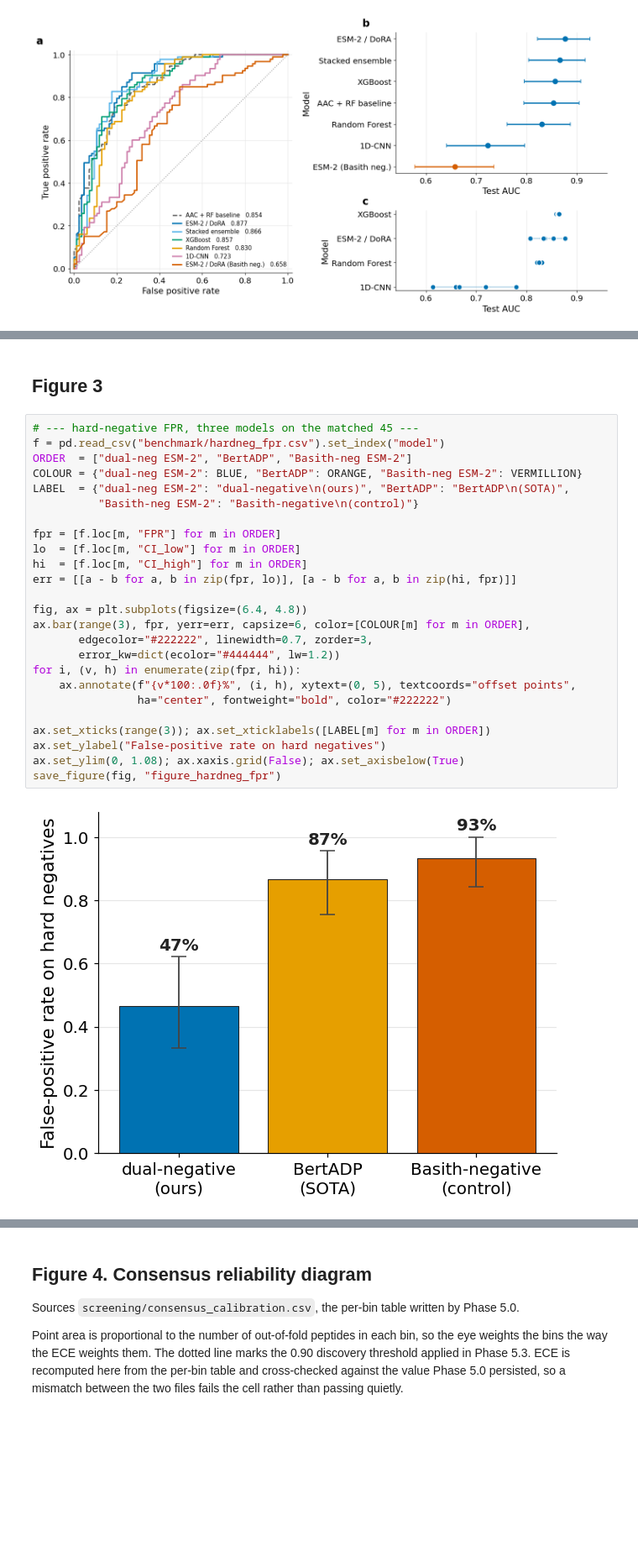
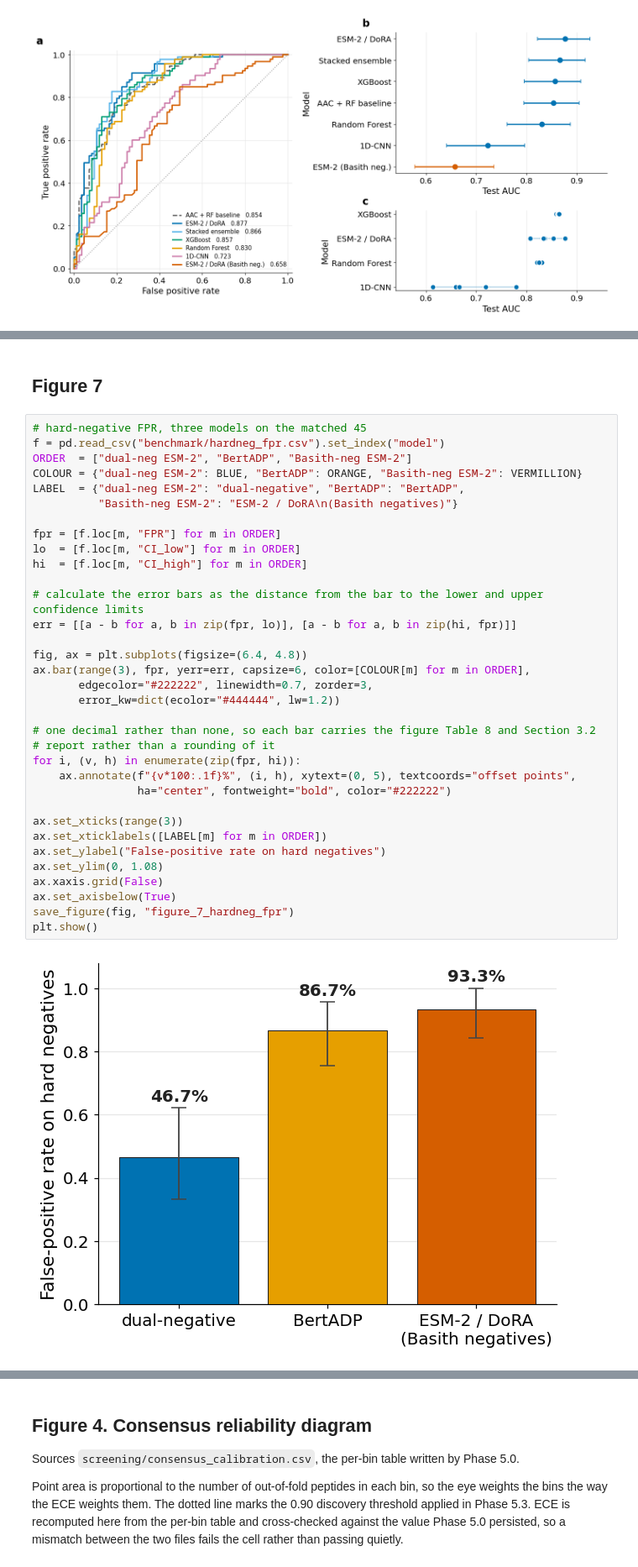
Before and after one commit to om-894/antidiabetic-peptide-classifier, a Jupyter notebook: figures.ipynb, the cells around one changed output, grey strips where cells are left out. Shown at 84% size. Cells and saved outputs as stored; diff of their text form; blank space fills up the shorter version.

Commit message:
adjusted code for figs 7 and 8 then saved figures

```diff
--- a/figures.ipynb
+++ b/figures.ipynb
@@ -266,29 +266,38 @@ plt.show()
 # %% [markdown]
-## Figure 3
+## Figure 7
 # %%
-# --- hard-negative FPR, three models on the matched 45 ---
+# hard-negative FPR, three models on the matched 45
 f = pd.read_csv("benchmark/hardneg_fpr.csv").set_index("model")
 ORDER  = ["dual-neg ESM-2", "BertADP", "Basith-neg ESM-2"]
 COLOUR = {"dual-neg ESM-2": BLUE, "BertADP": ORANGE, "Basith-neg ESM-2": VERMILLION}
-LABEL  = {"dual-neg ESM-2": "dual-negative\n(ours)", "BertADP": "BertADP\n(SOTA)",
-          "Basith-neg ESM-2": "Basith-negative\n(control)"}
+LABEL  = {"dual-neg ESM-2": "dual-negative", "BertADP": "BertADP",
+          "Basith-neg ESM-2": "ESM-2 / DoRA\n(Basith negatives)"}
 
 fpr = [f.loc[m, "FPR"] for m in ORDER]
 lo  = [f.loc[m, "CI_low"] for m in ORDER]
 hi  = [f.loc[m, "CI_high"] for m in ORDER]
+
+# calculate the error bars as the distance from the bar to the lower and upper confidence limits
 err = [[a - b for a, b in zip(fpr, lo)], [a - b for a, b in zip(hi, fpr)]]
 
 fig, ax = plt.subplots(figsize=(6.4, 4.8))
 ax.bar(range(3), fpr, yerr=err, capsize=6, color=[COLOUR[m] for m in ORDER],
        edgecolor="#222222", linewidth=0.7, zorder=3,
        error_kw=dict(ecolor="#444444", lw=1.2))
+
+# one decimal rather than none, so each bar carries the figure Table 8 and Section 3.2
+# report rather than a rounding of it
 for i, (v, h) in enumerate(zip(fpr, hi)):
-    ax.annotate(f"{v*100:.0f}%", (i, h), xytext=(0, 5), textcoords="offset points",
+    ax.annotate(f"{v*100:.1f}%", (i, h), xytext=(0, 5), textcoords="offset points",
                 ha="center", fontweight="bold", color="#222222")
 
-ax.set_xticks(range(3)); ax.set_xticklabels([LABEL[m] for m in ORDER])
+ax.set_xticks(range(3))
+ax.set_xticklabels([LABEL[m] for m in ORDER])
 ax.set_ylabel("False-positive rate on hard negatives")
-ax.set_ylim(0, 1.08); ax.xaxis.grid(False); ax.set_axisbelow(True)
-save_figure(fig, "figure_hardneg_fpr")
+ax.set_ylim(0, 1.08)
+ax.xaxis.grid(False)
+ax.set_axisbelow(True)
+save_figure(fig, "figure_7_hardneg_fpr")
+plt.show()
 # %% [output]
-[figure, old version]
+[figure, new version]
```
Also changed, not shown: parts of 7 cells of this notebook, 2 other files.
